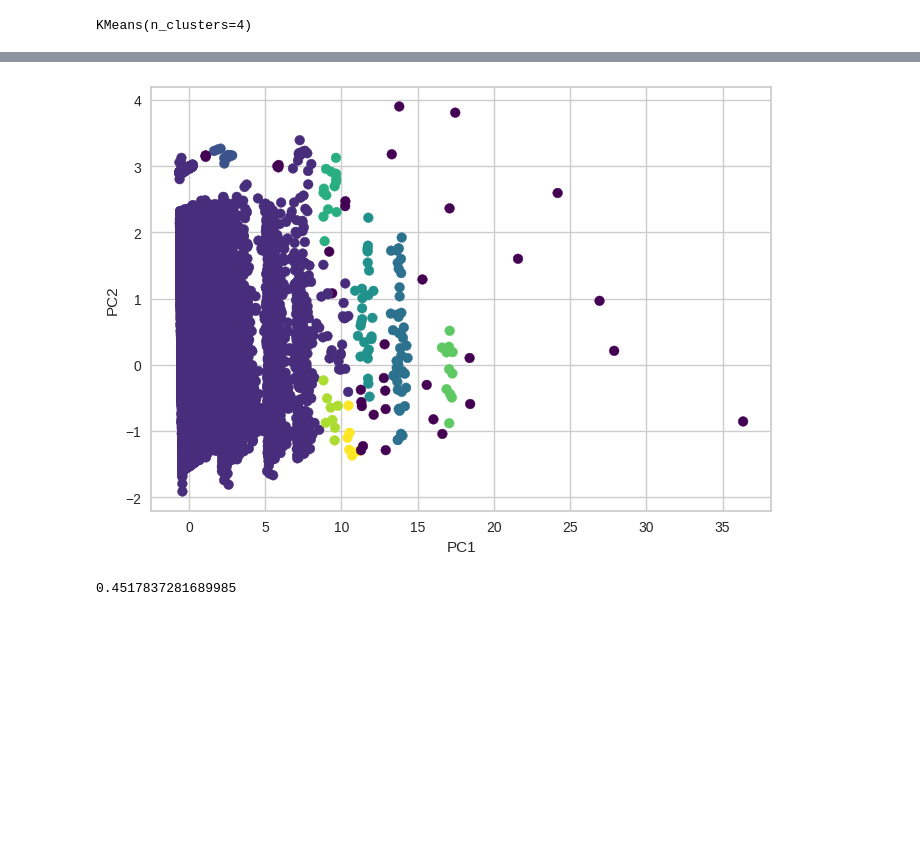
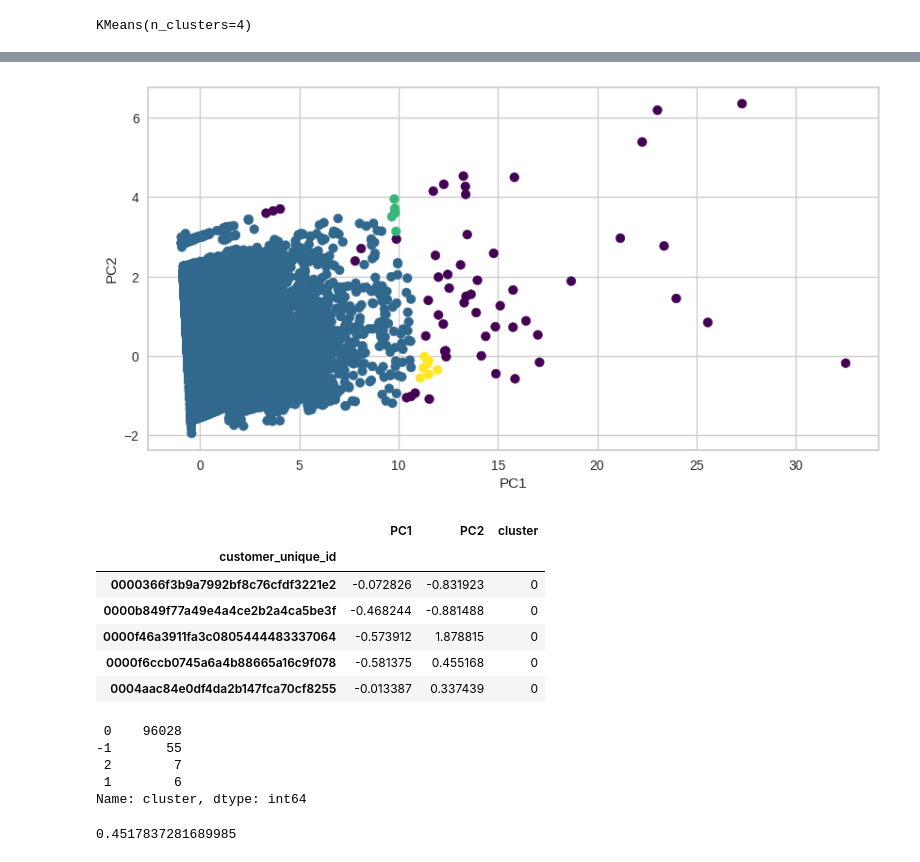
Before and after one commit to ThomasMeb/Projet_4, a Jupyter notebook: Mebarki_Thomas_notebook_essais_022023.ipynb, the cells around one changed output, grey strips where cells are left out. Saved outputs shown, nothing was run; the diff lists cells and outputs as text; code cells hidden in the pictures; blank space fills up the shorter version.

```diff
--- a/Mebarki_Thomas_notebook_essais_022023.ipynb
+++ b/Mebarki_Thomas_notebook_essais_022023.ipynb
@@ -284,20 +286,43 @@ data_scaled_pca = pd.DataFrame(data_scaled_pca, columns=['PC1', 'PC2'], index=da
 # %%
 # dbscan on pca
 from sklearn.cluster import DBSCAN
+from numpy import unique
 
 # Create a DBSCAN instance: dbscan
 dbscan = DBSCAN(eps=0.5, min_samples=5)
 
 # Fit model
-clusters = dbscan.fit_predict(data_scaled_pca)
+x = dbscan.fit_predict(data_scaled_pca)
 
-# Plot the cluster labels
-plt.scatter(data_scaled_pca['PC1'], data_scaled_pca['PC2'], c=clusters, cmap='viridis')
+clusters = unique(x)
+
+# Plot the cluster assignments
+plt.figure(figsize=(10,5))
+plt.scatter(data_scaled_pca['PC1'], data_scaled_pca['PC2'], c=x, cmap='viridis')
 plt.xlabel('PC1')
 plt.ylabel('PC2')
 plt.show()
 # %% [output]
-[figure, old version]
+[figure, new version]
+# %%
+data_scaled_pca['cluster'] = x
+data_scaled_pca.head()
+# %% [output]
+|  | PC1 | PC2 | cluster |
+| customer_unique_id |  |  |  |
+| 0000366f3b9a7992bf8c76cfdf3221e2 | -0.072826 | -0.831923 | 0 |
+| 0000b849f77a49e4a4ce2b2a4ca5be3f | -0.468244 | -0.881488 | 0 |
+| 0000f46a3911fa3c0805444483337064 | -0.573912 | 1.878815 | 0 |
+| 0000f6ccb0745a6a4b88665a16c9f078 | -0.581375 | 0.455168 | 0 |
+| 0004aac84e0df4da2b147fca70cf8255 | -0.013387 | 0.337439 | 0 |
+# %%
+data_scaled_pca['cluster'].value_counts()
+# %% [output]
+ 0    96028
+-1       55
+ 2        7
+ 1        6
+Name: cluster, dtype: int64
 # %%
 data_scaled_pca = data_scaled_pca.merge(data_cluster, left_index=True, right_index=True)
 # %%
```
Also changed, not shown: parts of 15 cells of this notebook, 1 other file.
